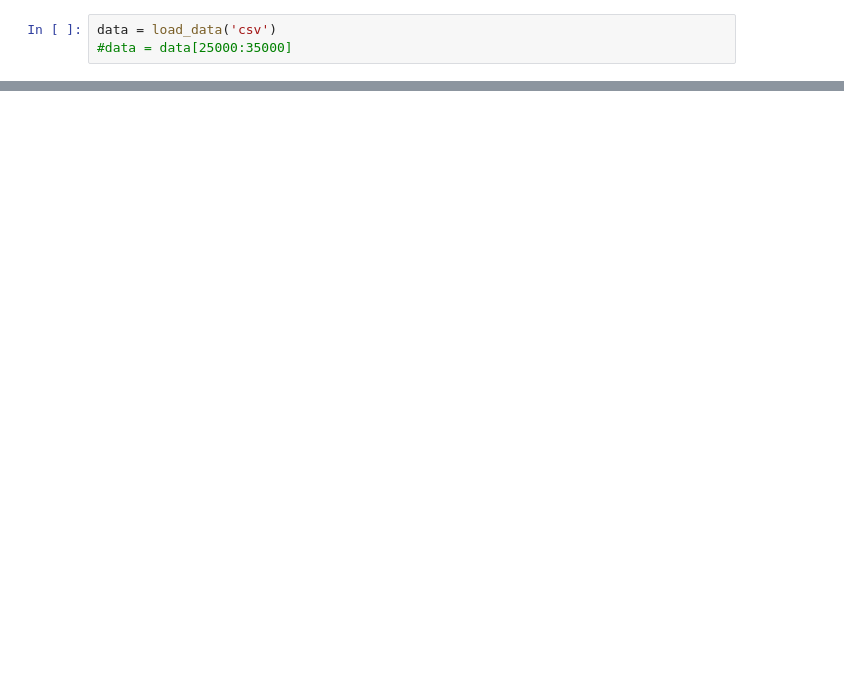
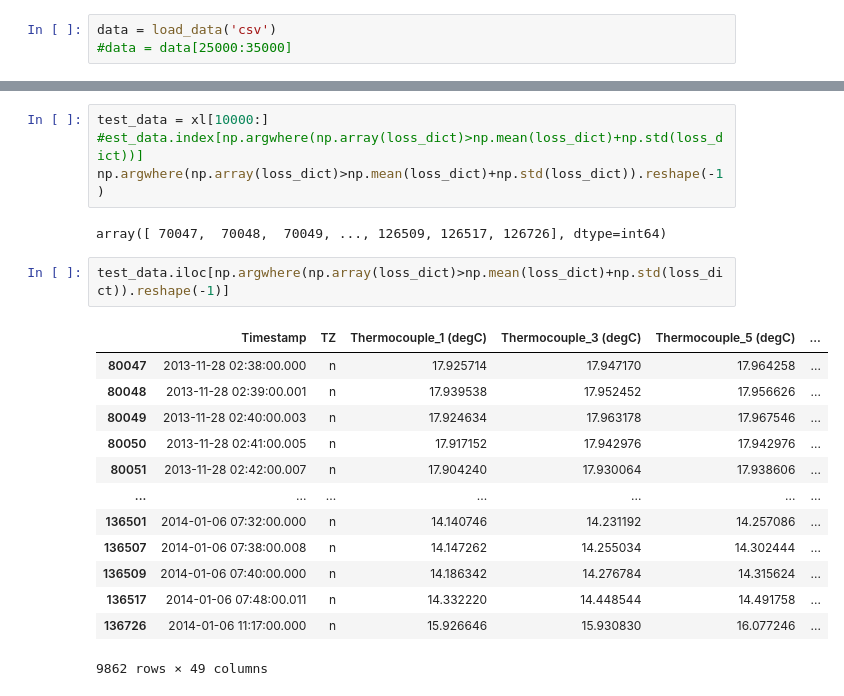
Before and after one commit to ChrisMott97/Structural-Health-Monitoring-Group-Project, a Jupyter notebook: auto-encoder/auto_encoder.ipynb, the cells around one changed output, grey strips where cells are left out. Drawn from its saved outputs; the diff is of its cells as text; blank space fills up the shorter version.

```diff
--- a/auto-encoder/auto_encoder.ipynb
+++ b/auto-encoder/auto_encoder.ipynb
@@ -232,0 +156,22 @@ RuntimeError: mat1 and mat2 shapes cannot be multiplied (128x1 and 128x62)
+# %%
+test_data = xl[10000:]
+#est_data.index[np.argwhere(np.array(loss_dict)>np.mean(loss_dict)+np.std(loss_dict))]
+np.argwhere(np.array(loss_dict)>np.mean(loss_dict)+np.std(loss_dict)).reshape(-1)
+# %% [output]
+array([ 70047,  70048,  70049, ..., 126509, 126517, 126726], dtype=int64)
+# %%
+test_data.iloc[np.argwhere(np.array(loss_dict)>np.mean(loss_dict)+np.std(loss_dict)).reshape(-1)]
+# %% [output]
+|  | Timestamp | TZ | Thermocouple_1 (degC) | Thermocouple_3 (degC) | Thermocouple_5 (degC) | ... |
+| 80047 | 2013-11-28 02:38:00.000 | n | 17.925714 | 17.947170 | 17.964258 | ... |
+| 80048 | 2013-11-28 02:39:00.001 | n | 17.939538 | 17.952452 | 17.956626 | ... |
+| 80049 | 2013-11-28 02:40:00.003 | n | 17.924634 | 17.963178 | 17.967546 | ... |
+| 80050 | 2013-11-28 02:41:00.005 | n | 17.917152 | 17.942976 | 17.942976 | ... |
+| 80051 | 2013-11-28 02:42:00.007 | n | 17.904240 | 17.930064 | 17.938606 | ... |
+| ... | ... | ... | ... | ... | ... | ... |
+| 136501 | 2014-01-06 07:32:00.000 | n | 14.140746 | 14.231192 | 14.257086 | ... |
+| 136507 | 2014-01-06 07:38:00.008 | n | 14.147262 | 14.255034 | 14.302444 | ... |
+| 136509 | 2014-01-06 07:40:00.000 | n | 14.186342 | 14.276784 | 14.315624 | ... |
+| 136517 | 2014-01-06 07:48:00.011 | n | 14.332220 | 14.448544 | 14.491758 | ... |
+| 136726 | 2014-01-06 11:17:00.000 | n | 15.926646 | 15.930830 | 16.077246 | ... |
+9862 rows × 49 columns
```
Also changed, not shown: parts of 29 cells of this notebook, 1 other file.
